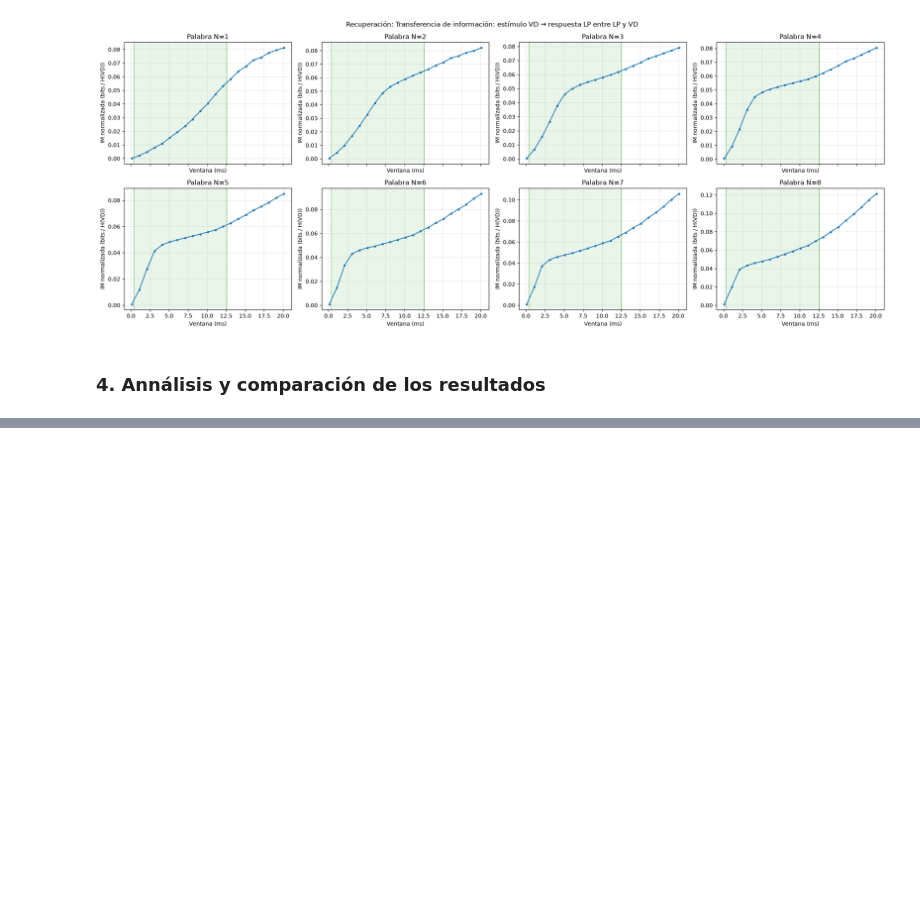
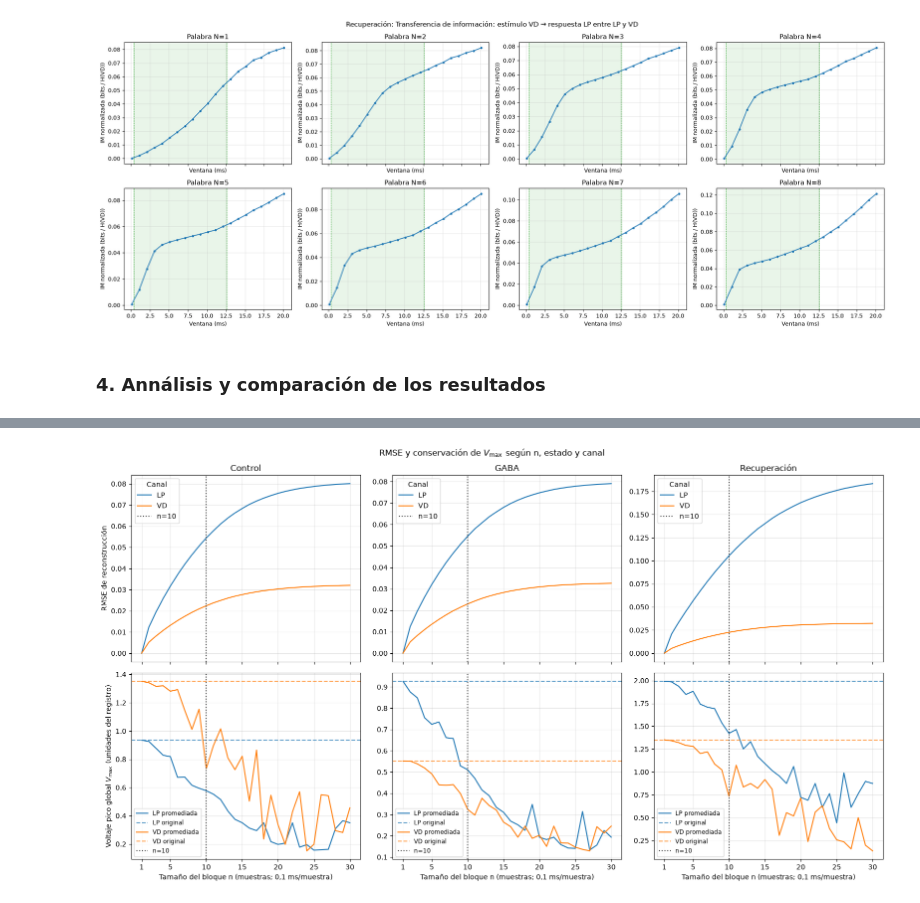
Before and after one commit to jjruedam/practicas_TI, a Jupyter notebook: Informe.ipynb, the cells around one changed output, grey strips where cells are left out. Cells and saved outputs as stored; diff of their text form; code cells hidden in the pictures; blank space fills up the shorter version.

Commit message:
Elección del tamaño de ventana para la discretización por patrones ordinales

```diff
--- a/Informe.ipynb
+++ b/Informe.ipynb
@@ -347,0 +350,88 @@ plot_comparative_mutual_information(
+# %%
+import numpy as np
+import pandas as pd
+import matplotlib.pyplot as plt
+from DataManager import DataManager, SAMPLE_INTERVAL
+
+n_values = np.arange(1, 31)
+recording_sources = (
+    ("Control", globals().get("control") or DataManager(["LP", "VD"], "TrozoC.txt")),
+    ("GABA", globals().get("gaba") or DataManager(["LP", "VD", "GABA"], "TrozoG.txt")),
+    ("Recuperación", globals().get("recuperacion") or DataManager(["LP", "VD"], "TrozoR.txt")),
+)
+metric_rows = []
+
+for state, data_manager in recording_sources:
+    raw_by_channel = {
+        channel: data_manager.get_channel(channel) for channel in ("LP", "VD")
+    }
+    original_vmax_by_channel = {
+        channel: float(np.max(raw))
+        for channel, raw in raw_by_channel.items()
+    }
+
+    for n in n_values:
+        reduced_by_channel = data_manager.mean_per_window(int(n))
+        for channel, raw in raw_by_channel.items():
+            reduced = reduced_by_channel[channel]
+            reconstructed = np.repeat(reduced, n, axis=1)[:, :raw.shape[1]]
+            rmse = float(np.sqrt(np.mean((raw - reconstructed) ** 2)))
+            reduced_vmax = float(np.max(reduced))
+            metric_rows.append({
+                "Estado": state,
+                "Canal": channel,
+                "n (muestras)": int(n),
+                "Ventana (ms)": n * SAMPLE_INTERVAL,
+                "RMSE": rmse,
+                "Vmax original": original_vmax_by_channel[channel],
+                "Vmax tras promediar": reduced_vmax,
+            })
+
+metrics = pd.DataFrame(metric_rows)
+state_order = [state for state, _ in recording_sources]
+colors = {"LP": "tab:blue", "VD": "tab:orange"}
+fig, axes = plt.subplots(2, 3, figsize=(16, 9), sharex=True)
+
+for column, state in enumerate(state_order):
+    state_metrics = metrics[metrics["Estado"] == state]
+    for channel in ("LP", "VD"):
+        channel_metrics = state_metrics[state_metrics["Canal"] == channel]
+        color = colors[channel]
+        axes[0, column].plot(
+            channel_metrics["n (muestras)"],
+            channel_metrics["RMSE"],
+            color=color,
+            label=channel,
+        )
+        axes[1, column].plot(
+            channel_metrics["n (muestras)"],
+            channel_metrics["Vmax tras promediar"],
+            color=color,
+            label=f"{channel} promediada",
+        )
+        axes[1, column].axhline(
+            channel_metrics["Vmax original"].iloc[0],
+            color=color,
+            linestyle="--",
+            alpha=0.7,
+            label=f"{channel} original",
+        )
+
+    axes[0, column].set_title(state)
+    axes[0, column].axvline(10, color="0.25", linestyle=":", label="n=10")
+    axes[1, column].axvline(10, color="0.25", linestyle=":", label="n=10")
+    axes[0, column].grid(True, alpha=0.3)
+    axes[1, column].grid(True, alpha=0.3)
+    axes[1, column].set_xticks([1, 5, 10, 15, 20, 25, 30])
+    axes[1, column].set_xlabel("Tamaño del bloque n (muestras; 0,1 ms/muestra)")
+    axes[0, column].legend(title="Canal")
+    axes[1, column].legend(fontsize="small")
+
+axes[0, 0].set_ylabel("RMSE de reconstrucción")
+axes[1, 0].set_ylabel("Voltaje pico global $V_{\\max}$ (unidades del registro)")
+fig.suptitle("RMSE y conservación de $V_{\\max}$ según n, estado y canal")
+fig.tight_layout()
+plt.show()
+plt.close(fig)
+# %% [output]
+[figure, added]
```
Also changed, not shown: parts of 6 cells of this notebook, 7 other files.
